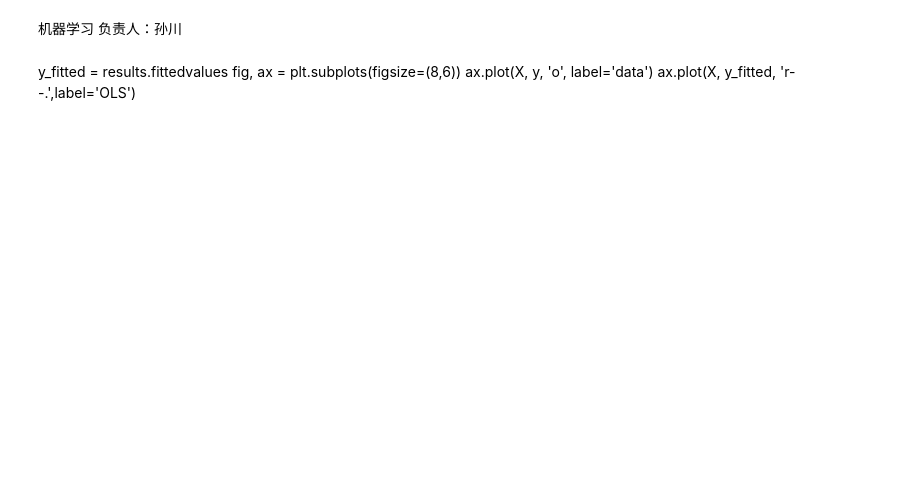
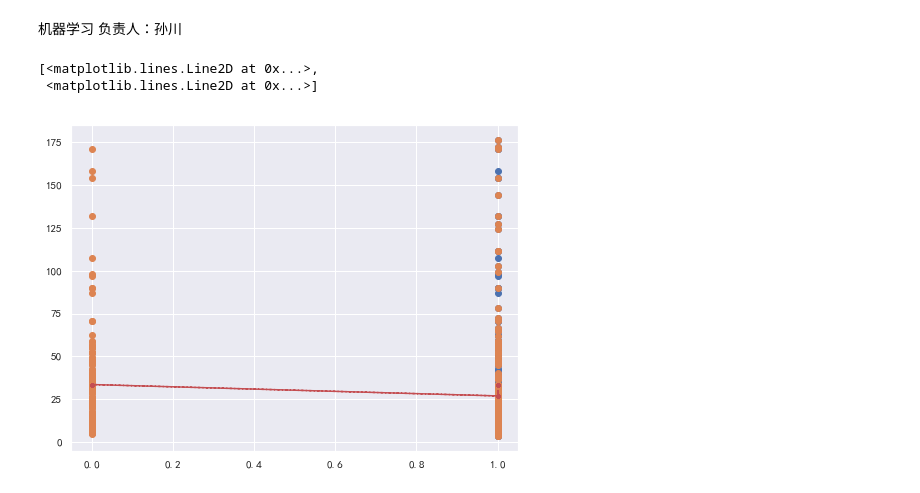
Before and after one commit to 314-studio/Car-Recommendation, a Jupyter notebook: MLlab.ipynb, the cells around one changed output. Drawn from its saved outputs; the diff is of its cells as text; code cells hidden in the pictures; blank space fills up the shorter version.

```diff
--- a/MLlab.ipynb
+++ b/MLlab.ipynb
@@ -28,11 +30,15 @@ y, X = patsy.dmatrices(f, expances_data, return_type='dataframe')
 
 results = sm.OLS(y, X).fit()
 #print(results.summary())
-# %% [markdown]
-y_fitted = results.fittedvalues
-fig, ax = plt.subplots(figsize=(8,6))
-ax.plot(X, y, 'o', label='data')
-ax.plot(X, y_fitted, 'r--.',label='OLS')
+# %%
+y_fitted = results.fittedvalues
+fig, ax = plt.subplots(figsize=(8,6))
+ax.plot(X, y, 'o', label='data')
+ax.plot(X, y_fitted, 'r--.',label='OLS')
+# %% [output]
+[<matplotlib.lines.Line2D at 0x...>,
+ <matplotlib.lines.Line2D at 0x...>]
+[figure, added]
 # %%
 sm.graphics.plot_partregress('中间报价', '近1年消费总金额', ['性别', '年龄段'], data=expances_data, obs_labels=False)
 # %% [output]
```
Also changed, not shown: parts of 14 cells of this notebook, 4 other files.
